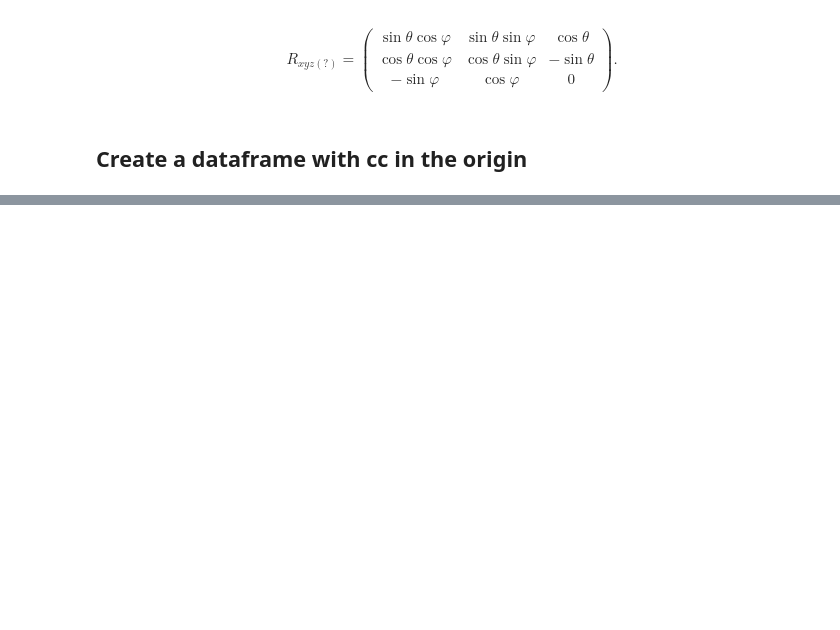
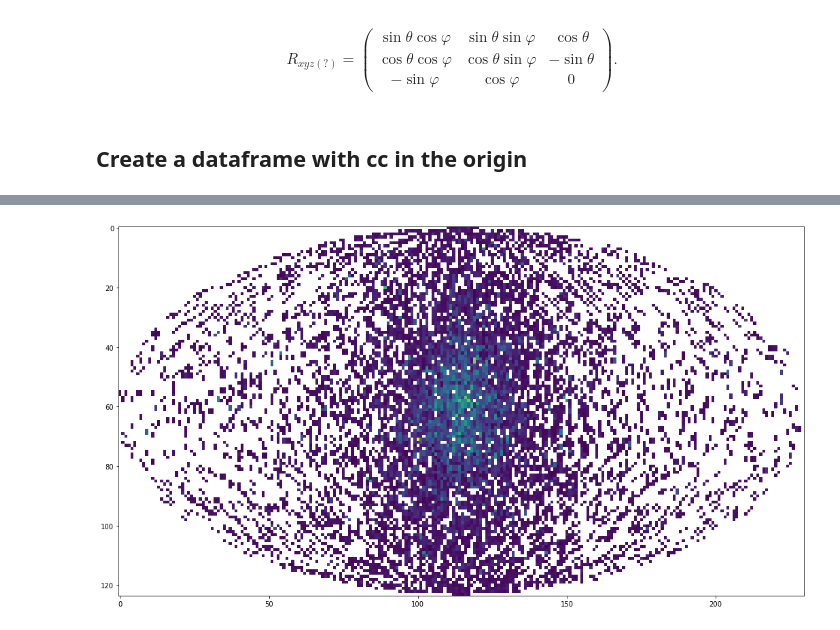
Before and after one commit to c0pp1/distributed-juno, a Jupyter notebook: mapping/cc_mapping.ipynb, the cells around one changed output, grey strips where cells are left out. Cells and saved outputs as stored; diff of their text form; code cells hidden in the pictures; blank space fills up the shorter version.

```diff
--- a/mapping/cc_mapping.ipynb
+++ b/mapping/cc_mapping.ipynb
@@ -199,0 +285,11 @@ ev_df['x_new']
+# %%
+ev = 6
+
+image = images_mat[ev, :, :, 0]
+image[image == 0] = np.NaN
+
+fig, ax = plt.subplots(1, figsize=(20,10))
+ax.imshow(image)
+fig.savefig('prova.pdf')
+# %% [output]
+[figure, added]
```
Also changed, not shown: parts of 16 cells of this notebook.
